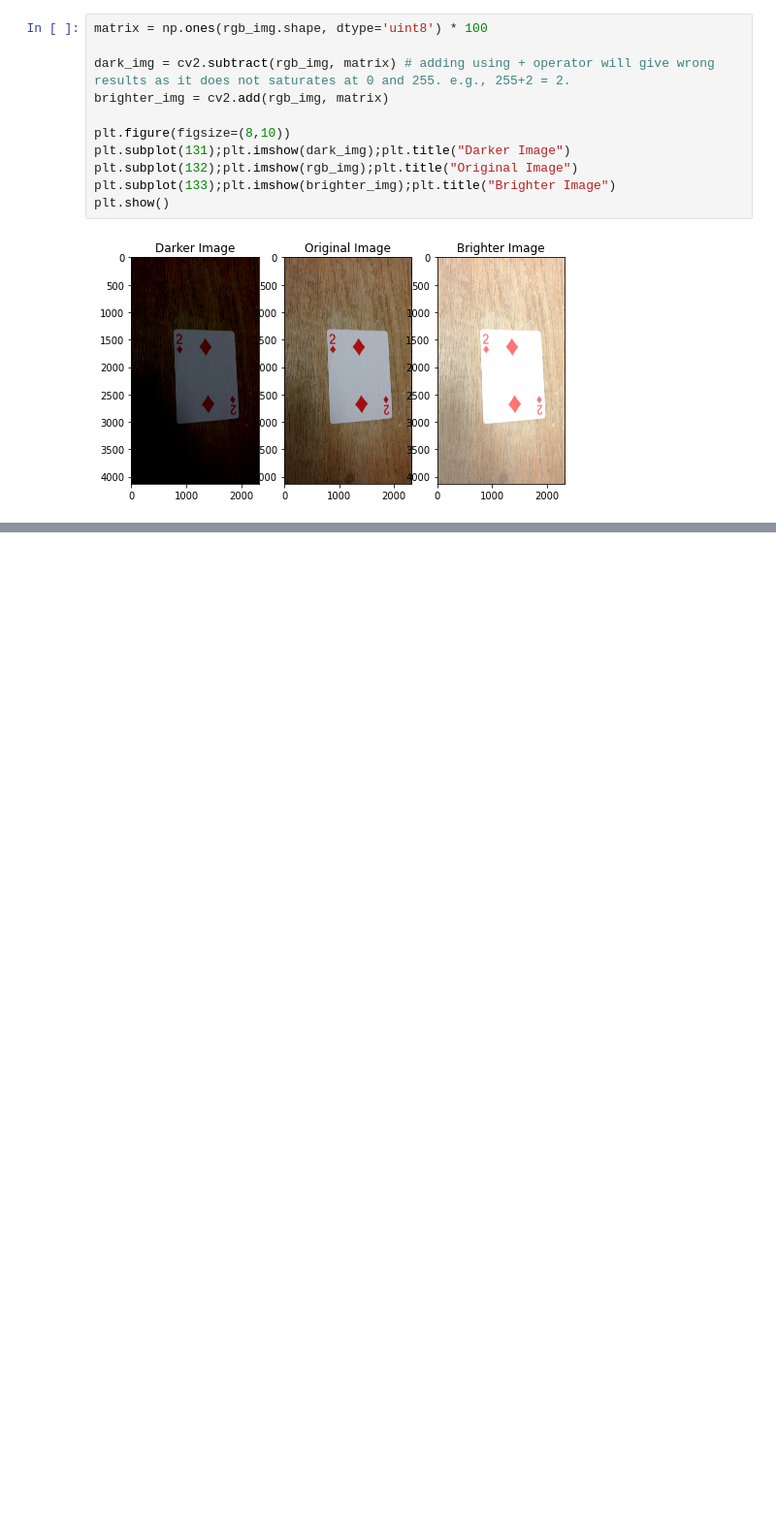
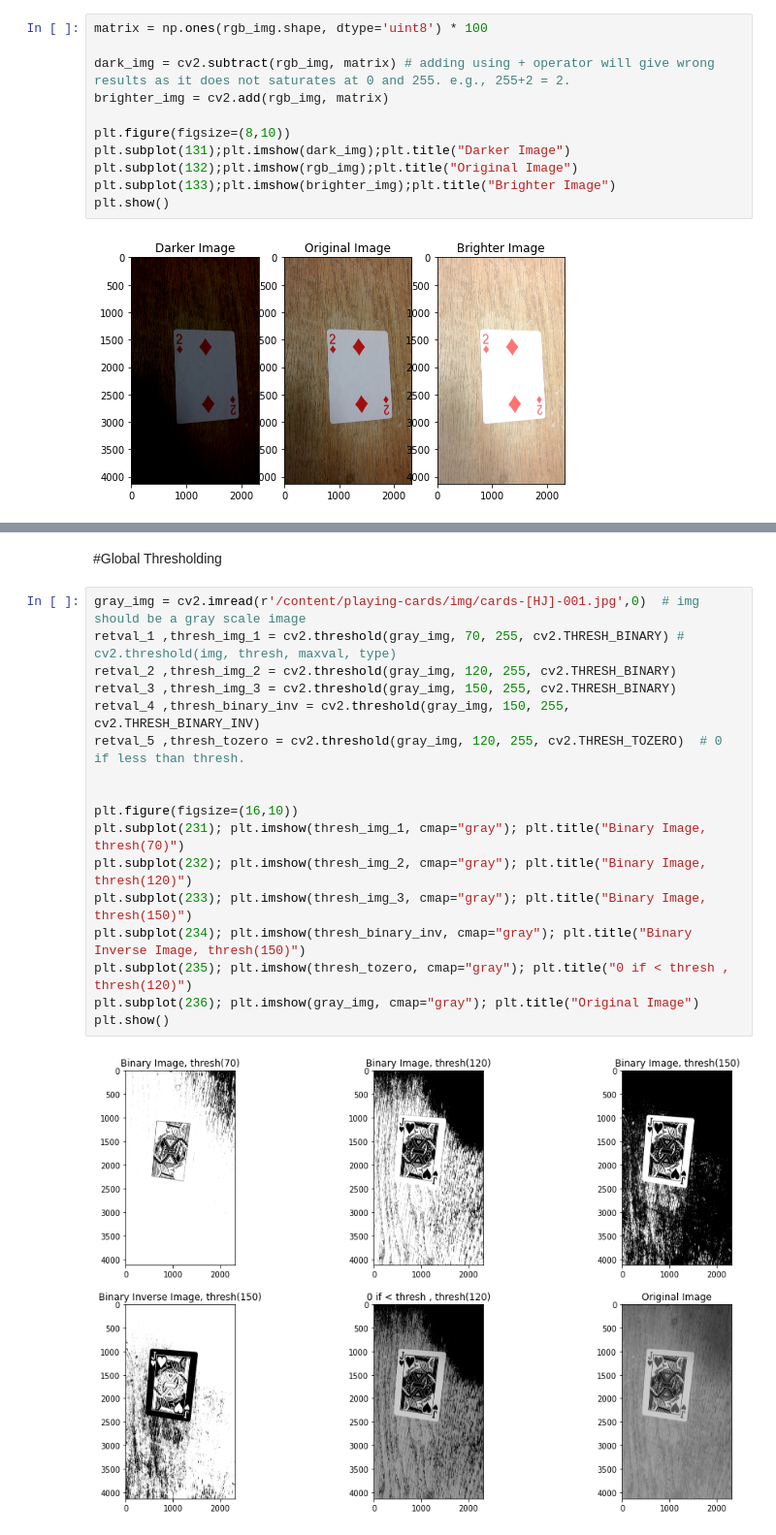
Before and after one commit to Nayal17/Opencv-Starter, a Jupyter notebook: OpenCV.ipynb, the cells around one changed output, grey strips where cells are left out. Shown at 97% size. Drawn from its saved outputs; the diff is of its cells as text; blank space fills up the shorter version.

Commit message:
added Thresholding

```diff
--- a/OpenCV.ipynb
+++ b/OpenCV.ipynb
@@ -187,0 +190,21 @@ plt.show()
+# %% [markdown]
+#Global Thresholding
+# %%
+gray_img = cv2.imread(r'/content/playing-cards/img/cards-[HJ]-001.jpg',0)  # img should be a gray scale image
+retval_1 ,thresh_img_1 = cv2.threshold(gray_img, 70, 255, cv2.THRESH_BINARY) # cv2.threshold(img, thresh, maxval, type)
+retval_2 ,thresh_img_2 = cv2.threshold(gray_img, 120, 255, cv2.THRESH_BINARY)
+retval_3 ,thresh_img_3 = cv2.threshold(gray_img, 150, 255, cv2.THRESH_BINARY)
+retval_4 ,thresh_binary_inv = cv2.threshold(gray_img, 150, 255, cv2.THRESH_BINARY_INV)
+retval_5 ,thresh_tozero = cv2.threshold(gray_img, 120, 255, cv2.THRESH_TOZERO)  # 0 if less than thresh.
+
+
+plt.figure(figsize=(16,10))
+plt.subplot(231); plt.imshow(thresh_img_1, cmap="gray"); plt.title("Binary Image, thresh(70)")
+plt.subplot(232); plt.imshow(thresh_img_2, cmap="gray"); plt.title("Binary Image, thresh(120)")
+plt.subplot(233); plt.imshow(thresh_img_3, cmap="gray"); plt.title("Binary Image, thresh(150)")
+plt.subplot(234); plt.imshow(thresh_binary_inv, cmap="gray"); plt.title("Binary Inverse Image, thresh(150)")
+plt.subplot(235); plt.imshow(thresh_tozero, cmap="gray"); plt.title("0 if < thresh , thresh(120)")
+plt.subplot(236); plt.imshow(gray_img, cmap="gray"); plt.title("Original Image")
+plt.show()
+# %% [output]
+[figure, added]
```
Also changed, not shown: parts of 3 cells of this notebook.
